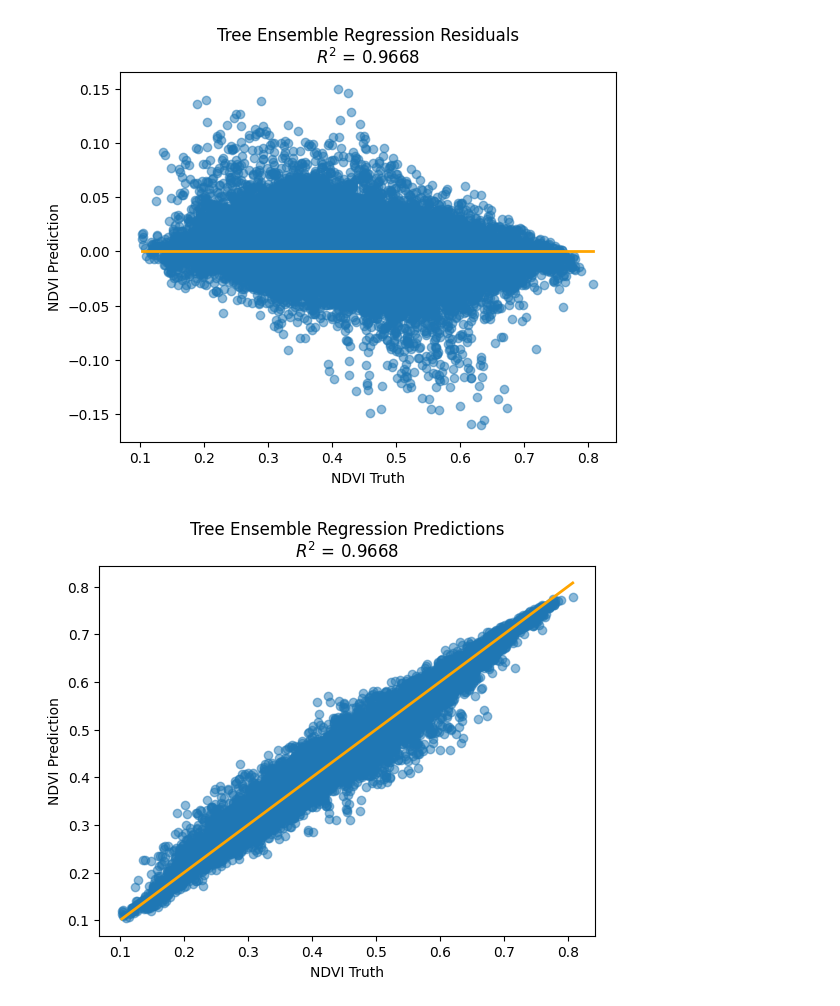
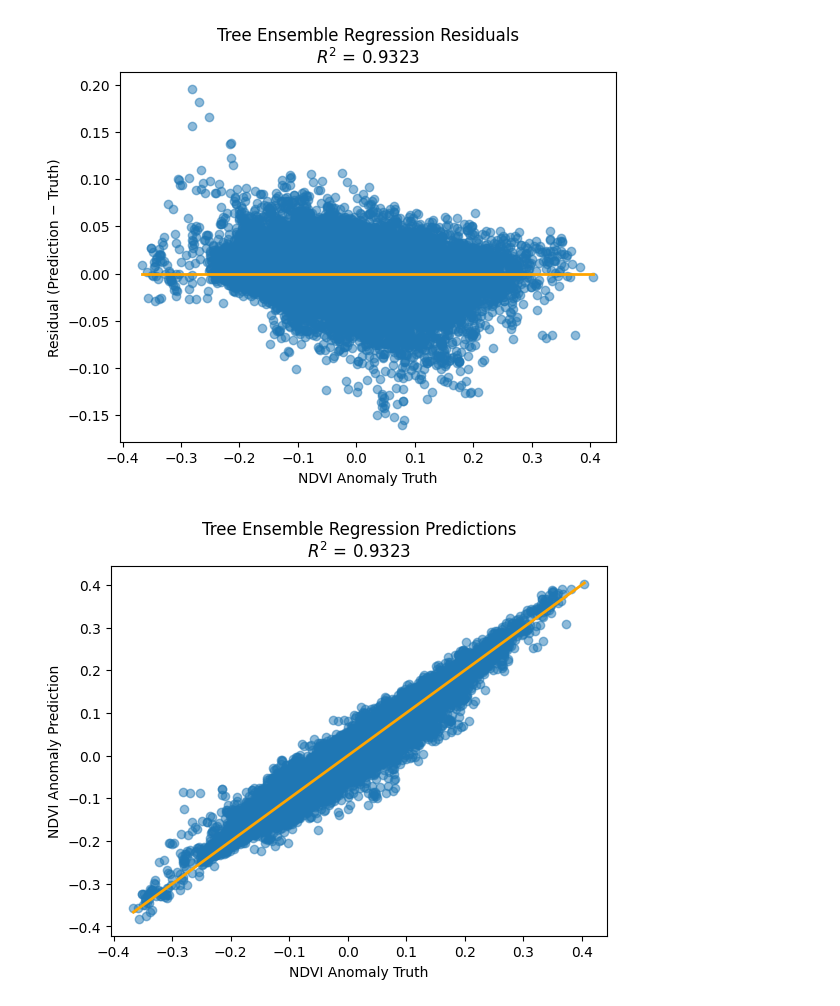
Before and after one commit to simonhansedasi/GeoGastronomy, a Jupyter notebook: GrapeExpectations/RegressionRidge/ML/forest_ensemble.ipynb, the cells around one changed output. Drawn from its saved outputs; the diff is of its cells as text; code cells hidden in the pictures.

Commit message:
finalizing pipeline

```diff
--- a/GrapeExpectations/RegressionRidge/ML/forest_ensemble.ipynb
+++ b/GrapeExpectations/RegressionRidge/ML/forest_ensemble.ipynb
@@ -107,19 +117,21 @@ print(f"2025 holdout: {X_2025.shape}")
 from sklearn.pipeline import Pipeline
 from sklearn.compose import ColumnTransformer
 from sklearn.preprocessing import StandardScaler
+from sklearn.impute import SimpleImputer
 
 
 numeric_features = X_train.select_dtypes(include=['float64', 'int64']).columns
 
-numeric_transformer = Pipeline(steps = [
+numeric_transformer = Pipeline(steps=[
+    ('imputer', SimpleImputer(strategy='median')),
     ('scaler', StandardScaler())
 ])
 
 preprocessor = ColumnTransformer(
-    transformers = [
+    transformers=[
         ('num', numeric_transformer, numeric_features)
     ],
-    remainder = 'drop'
+    remainder='drop'
 )
 # %%
 from sklearn.pipeline import Pipeline
@@ -210,2 +230,2 @@ print("Train Stacked Ensemble RMSE:", mean_squared_error(y_train, y_pred_train))
 # %%
-y_true = y_tune.to_numpy()
+y_true =y_test.to_numpy()
@@ -214,3 +232,5 @@ import matplotlib.cm as cm
+# %%
+y_pred = model_pipeline.predict(X_test)
 # %%
 plt.hist(y_pred.flatten() - y_true.flatten(), bins = 25)
 plt.title('Tree Ensemble NDVI Residuals')
@@ -223,34 +243,35 @@ plt.show()
 # %%
-plt.scatter(y_true.flatten(), y_pred.flatten()- y_true.flatten(), alpha = 0.5)
+plt.scatter(y_true.flatten(), y_pred.flatten() - y_true.flatten(), alpha=0.5)
 plt.plot(
-
-    [y_true.flatten().min(),y_true.flatten().max()],
-    [0,0],
-    c = 'orange',
-    linewidth = 2,
+    [y_true.flatten().min(), y_true.flatten().max()],
+    [0, 0],
+    c='orange',
+    linewidth=2,
 )
 
-plt.xlabel('NDVI Truth')
-plt.ylabel('NDVI Prediction')
-plt.title(f'Tree Ensemble Regression Residuals\n$R^2$ = {np.round(r2_score(y_tune, y_pred), 4)}')
-plt.savefig('regression_resid.png')
+plt.xlabel('NDVI Anomaly Truth')
+plt.ylabel('Residual (Prediction − Truth)')
+plt.title(f'Tree Ensemble Regression Residuals\n$R^2$ = {np.round(r2_score(y_true, y_pred), 4)}')
+plt.savefig('../img/regression_resid.png')
+plt.show()
 # %% [output]
-[figure, old version]
+[figure, new version]
 # %%
-plt.scatter(y_true.flatten(), y_pred.flatten(), alpha = 0.5)
+plt.scatter(y_true.flatten(), y_pred.flatten(), alpha=0.5)
 plt.plot(
-    [y_true.flatten().min(),y_true.flatten().max()],
-    [y_true.flatten().min(),y_true.flatten().max()],
-    c = 'orange',
-    linewidth = 2,
+    [y_true.flatten().min(), y_true.flatten().max()],
+    [y_true.flatten().min(), y_true.flatten().max()],
+    c='orange',
+    linewidth=2,
 )
 
-plt.xlabel('NDVI Truth')
-plt.ylabel('NDVI Prediction')
-plt.title(f'Tree Ensemble Regression Predictions\n$R^2$ = {np.round(r2_score(y_tune, y_pred), 4)}')
-plt.savefig('regression_results.png')
+plt.xlabel('NDVI Anomaly Truth')
+plt.ylabel('NDVI Anomaly Prediction')
+plt.title(f'Tree Ensemble Regression Predictions\n$R^2$ = {np.round(r2_score(y_true, y_pred), 4)}')
+plt.savefig('../img/regression_results.png')
+plt.show()
 # %% [output]
-[figure, old version]
+[figure, new version]
 # %%
 weeks = range(36, 44)  # NDVI weeks
 n_weeks = len(weeks)
```
Also changed, not shown: parts of 18 cells of this notebook, 17 other files.
